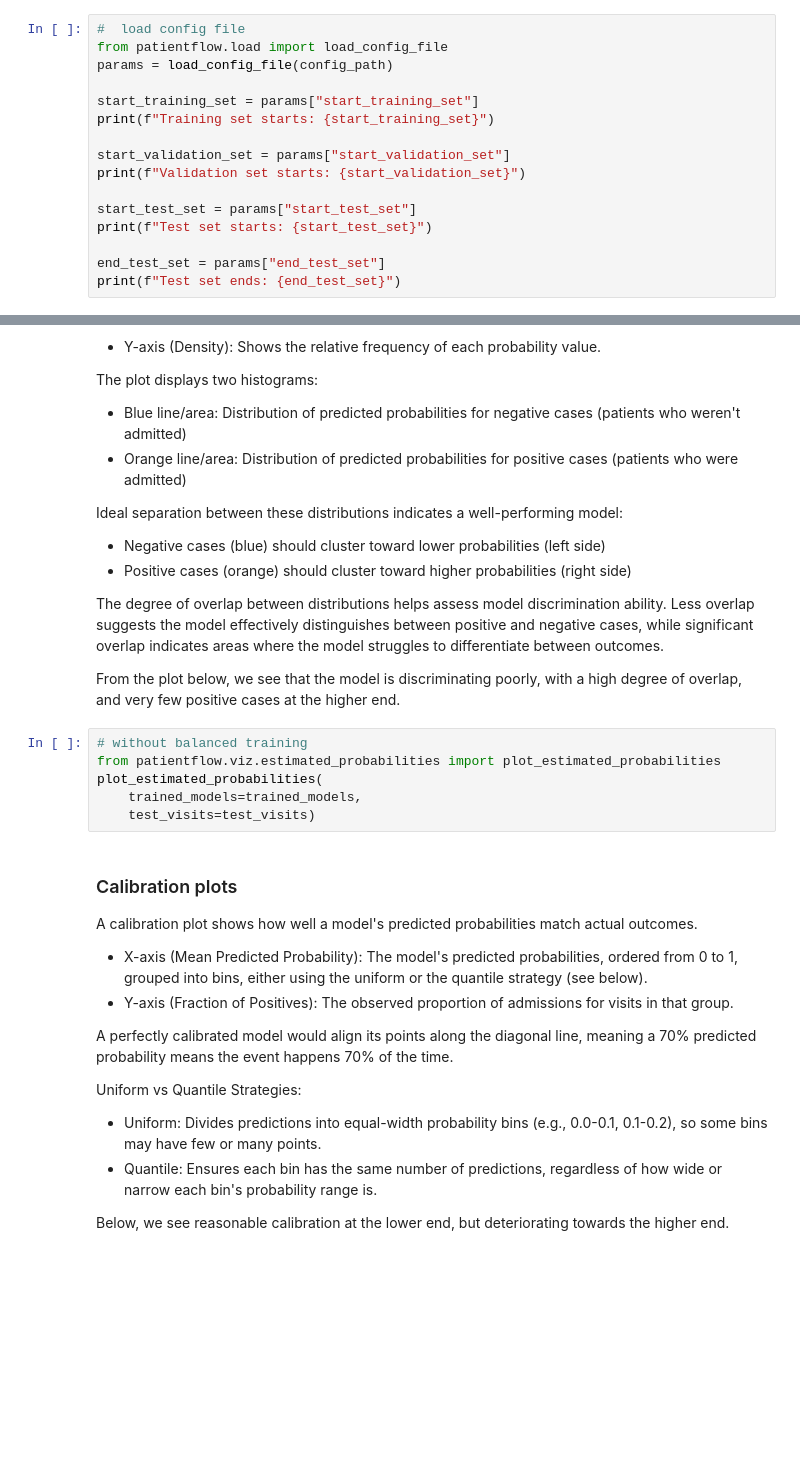
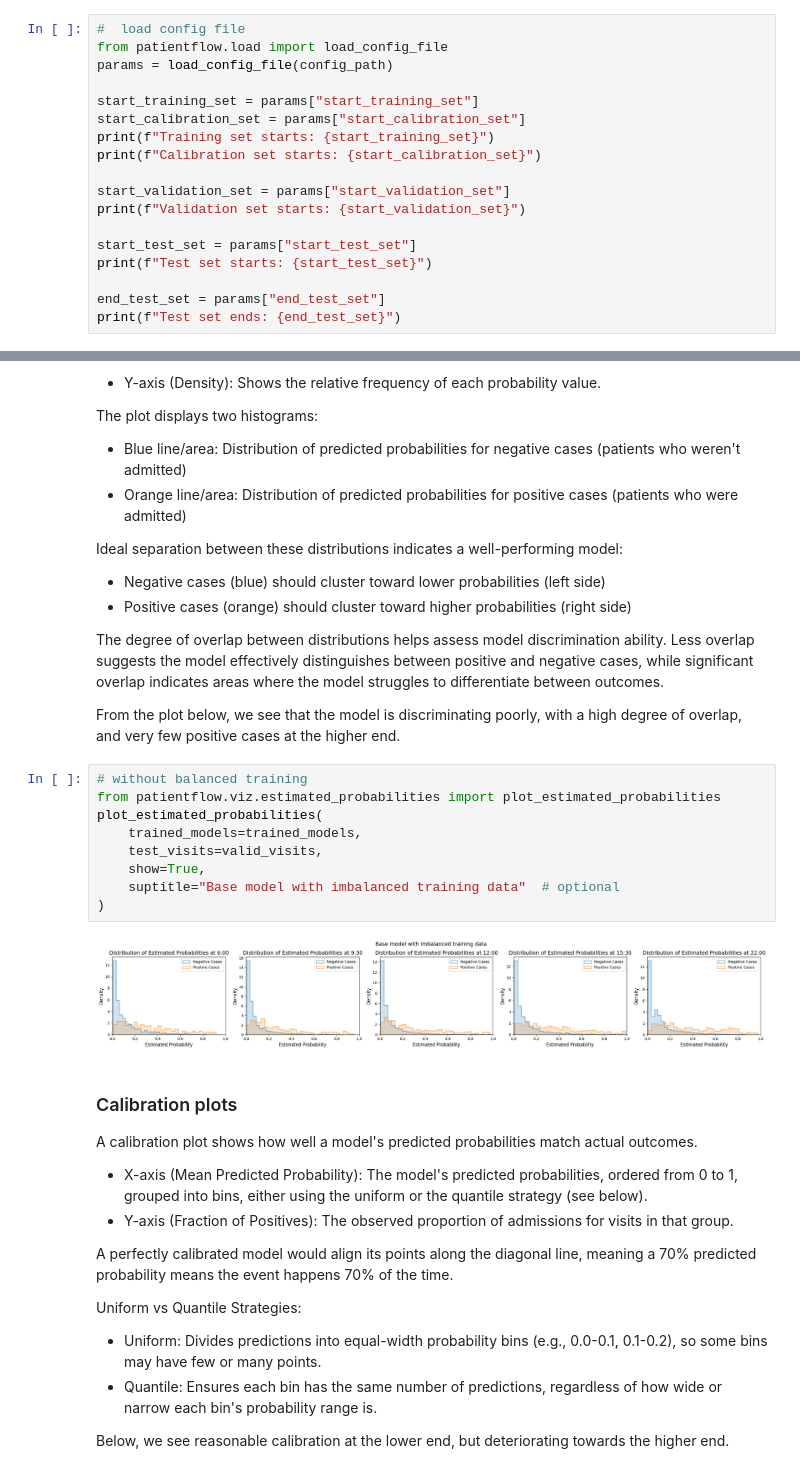
Before and after one commit to UCL-CORU/patientflow, a Jupyter notebook: notebooks/2c_Evaluate_patient_snapshot_models.ipynb, the cells around one changed output, grey strips where cells are left out. Cells and saved outputs as stored; diff of their text form; blank space fills up the shorter version.

```diff
--- a/notebooks/2c_Evaluate_patient_snapshot_models.ipynb
+++ b/notebooks/2c_Evaluate_patient_snapshot_models.ipynb
@@ -67,7 +67,9 @@ from patientflow.load import load_config_file
 params = load_config_file(config_path)
 
 start_training_set = params["start_training_set"]
+start_calibration_set = params["start_calibration_set"]
 print(f"Training set starts: {start_training_set}")
+print(f"Calibration set starts: {start_calibration_set}")
 
 start_validation_set = params["start_validation_set"]
 print(f"Validation set starts: {start_validation_set}")
@@ -233,9 +261,14 @@ From the plot below, we see that the model is discriminating poorly, with a high
 # %%
 # without balanced training
 from patientflow.viz.estimated_probabilities import plot_estimated_probabilities
 plot_estimated_probabilities(
     trained_models=trained_models,
-    test_visits=test_visits)
+    test_visits=valid_visits,
+    show=True,
+    suptitle="Base model with imbalanced training data"  # optional
+)
+# %% [output]
+[figure, added]
 # %% [markdown]
 ### Calibration plots
 
```
Also changed, not shown: parts of 33 cells of this notebook, 33 other files.
